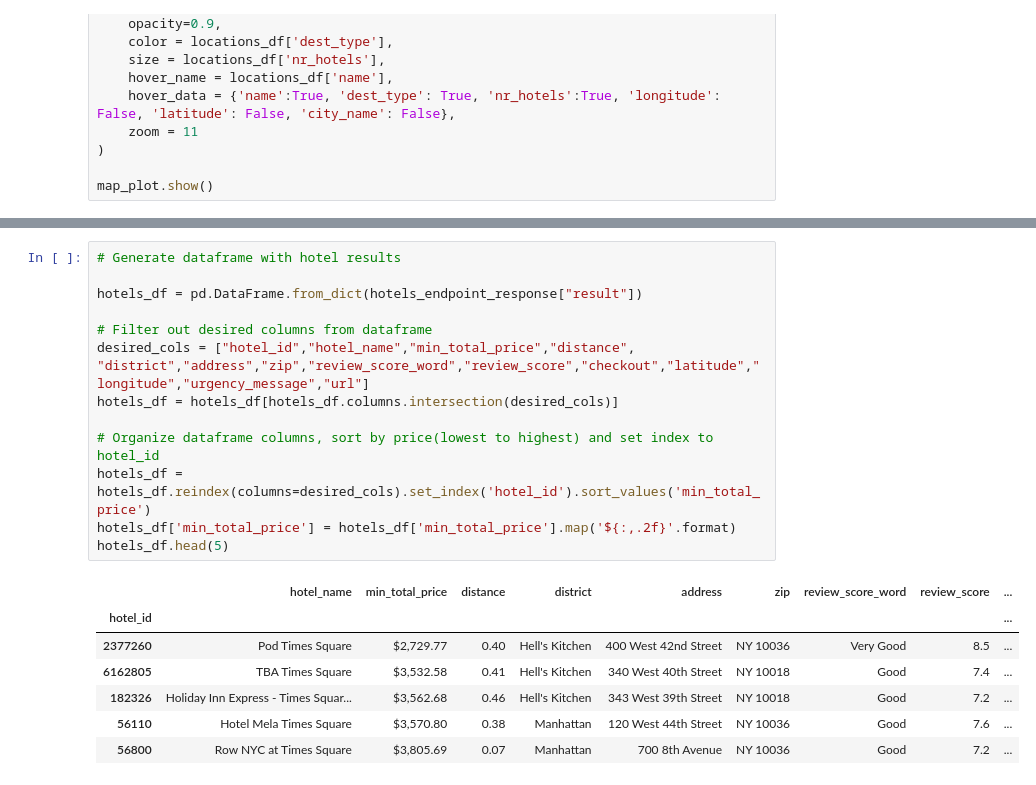
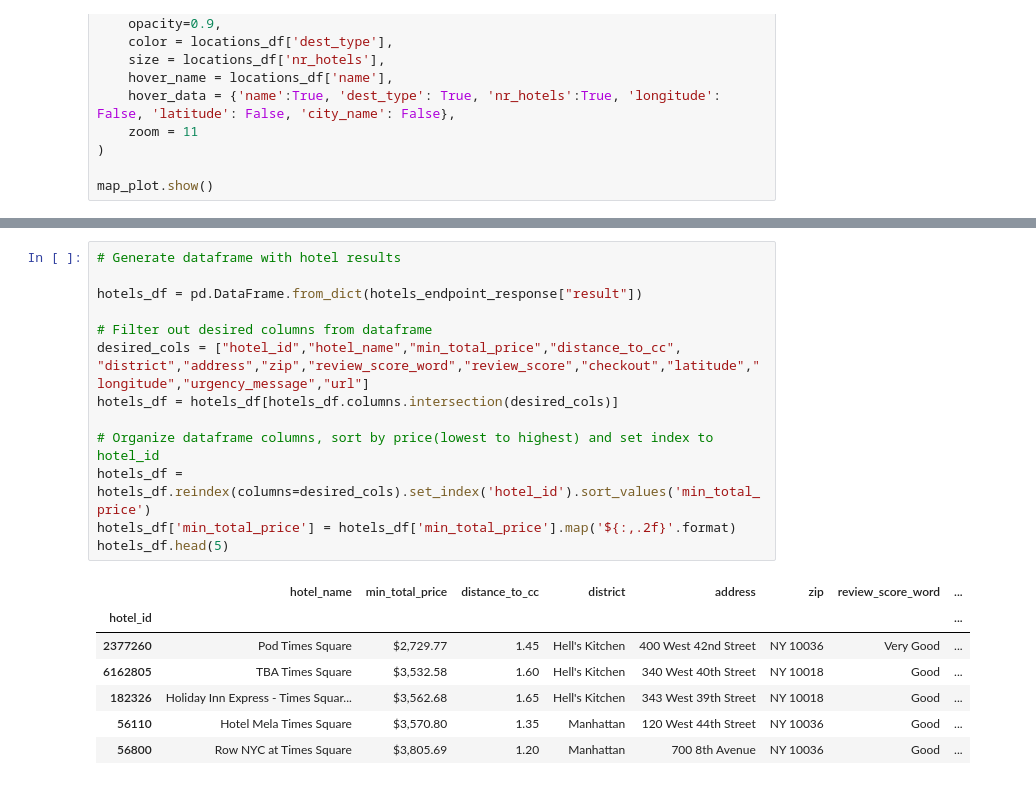
Before and after one commit to marcelacastano/PyTravel, a Jupyter notebook: resources/APIs/api_requests.ipynb, the cells around one changed output, grey strips where cells are left out. Cells and saved outputs as stored; diff of their text form.

```diff
--- a/resources/APIs/api_requests.ipynb
+++ b/resources/APIs/api_requests.ipynb
@@ -333,24 +333,24 @@ hotels_endpoint_response
 # %%
 # Generate dataframe with hotel results
 
 hotels_df = pd.DataFrame.from_dict(hotels_endpoint_response["result"])
 
 # Filter out desired columns from dataframe
-desired_cols = ["hotel_id","hotel_name","min_total_price","distance", "district","address","zip","review_score_word","review_score","checkout","latitude","longitude","urgency_message","url"]
+desired_cols = ["hotel_id","hotel_name","min_total_price","distance_to_cc", "district","address","zip","review_score_word","review_score","checkout","latitude","longitude","urgency_message","url"]
 hotels_df = hotels_df[hotels_df.columns.intersection(desired_cols)]
 
 # Organize dataframe columns, sort by price(lowest to highest) and set index to hotel_id
 hotels_df = hotels_df.reindex(columns=desired_cols).set_index('hotel_id').sort_values('min_total_price')
 hotels_df['min_total_price'] = hotels_df['min_total_price'].map('${:,.2f}'.format)
 hotels_df.head(5)
 # %% [output]
-|  | hotel_name | min_total_price | distance | district | address | zip | review_score_word | review_score | ... |
-| hotel_id |  |  |  |  |  |  |  |  | ... |
-| 2377260 | Pod Times Square | $2,729.77 | 0.40 | Hell's Kitchen | 400 West 42nd Street | NY 10036 | Very Good | 8.5 | ... |
-| 6162805 | TBA Times Square | $3,532.58 | 0.41 | Hell's Kitchen | 340 West 40th Street | NY 10018 | Good | 7.4 | ... |
-| 182326 | Holiday Inn Express - Times Squar... | $3,562.68 | 0.46 | Hell's Kitchen | 343 West 39th Street | NY 10018 | Good | 7.2 | ... |
-| 56110 | Hotel Mela Times Square | $3,570.80 | 0.38 | Manhattan | 120 West 44th Street | NY 10036 | Good | 7.6 | ... |
-| 56800 | Row NYC at Times Square | $3,805.69 | 0.07 | Manhattan | 700 8th Avenue | NY 10036 | Good | 7.2 | ... |
+|  | hotel_name | min_total_price | distance_to_cc | district | address | zip | review_score_word | ... |
+| hotel_id |  |  |  |  |  |  |  | ... |
+| 2377260 | Pod Times Square | $2,729.77 | 1.45 | Hell's Kitchen | 400 West 42nd Street | NY 10036 | Very Good | ... |
+| 6162805 | TBA Times Square | $3,532.58 | 1.60 | Hell's Kitchen | 340 West 40th Street | NY 10018 | Good | ... |
+| 182326 | Holiday Inn Express - Times Squar... | $3,562.68 | 1.65 | Hell's Kitchen | 343 West 39th Street | NY 10018 | Good | ... |
+| 56110 | Hotel Mela Times Square | $3,570.80 | 1.35 | Manhattan | 120 West 44th Street | NY 10036 | Good | ... |
+| 56800 | Row NYC at Times Square | $3,805.69 | 1.20 | Manhattan | 700 8th Avenue | NY 10036 | Good | ... |
 # %%
 # Use folium and Geopandas to create Map of hotels in dest_id of choice (district, landmark, city, etc.)
 
```
Also changed, not shown: parts of 1 cell of this notebook.
